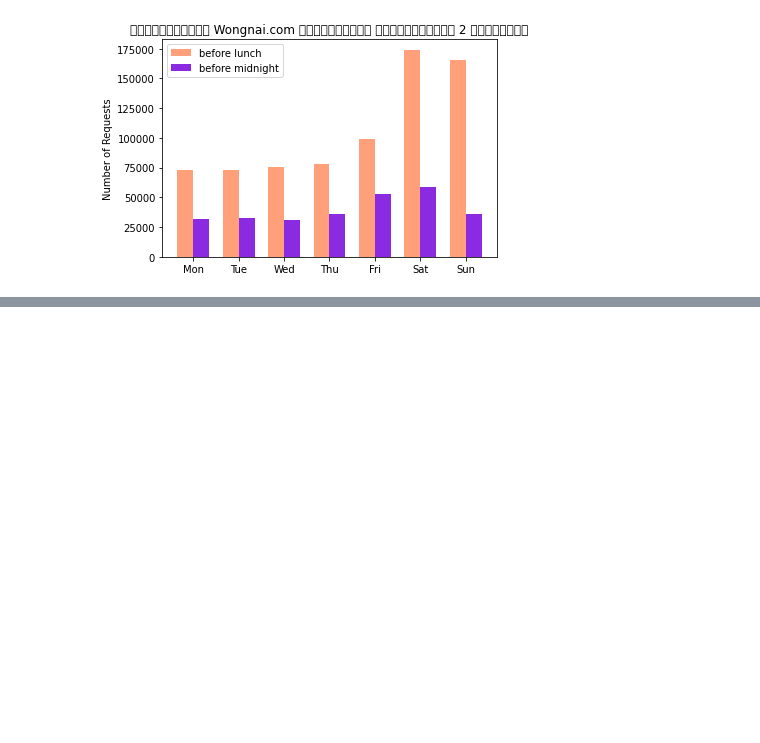
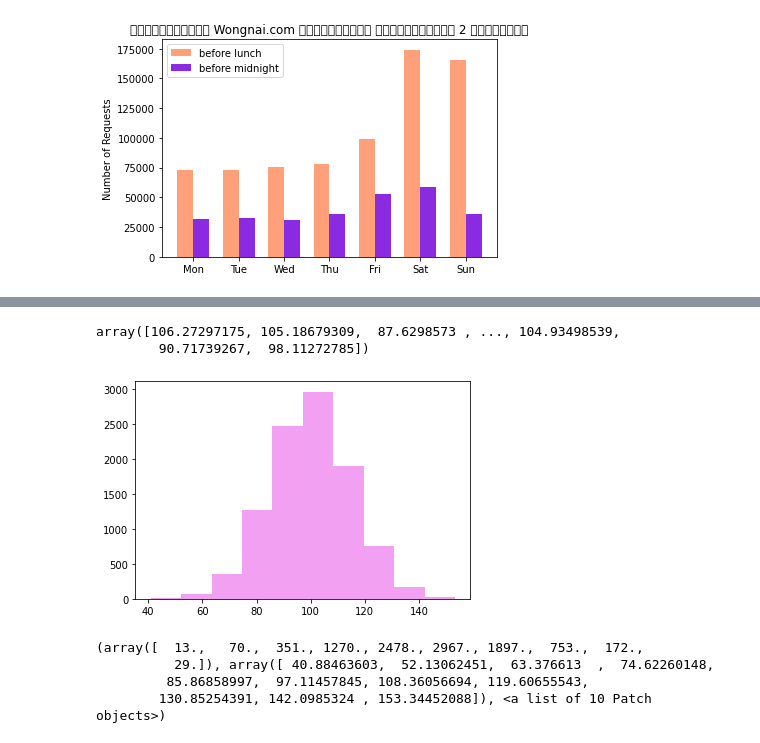
Before and after one commit to waraporn19/data_viz, a Jupyter notebook: Visualize_Data_Comparison.ipynb, the cells around one changed output, grey strips where cells are left out. Saved outputs shown, nothing was run; the diff lists cells and outputs as text; code cells hidden in the pictures; blank space fills up the shorter version.

```diff
--- a/Visualize_Data_Comparison.ipynb
+++ b/Visualize_Data_Comparison.ipynb
@@ -163,0 +194,19 @@ ax.legend();
+# %%
+mu, sigma =100,15
+X = mu + sigma * np.random.randn(10000)
+# %%
+X
+# %% [output]
+array([106.27297175, 105.18679309,  87.6298573 , ..., 104.93498539,
+        90.71739267,  98.11272785])
+# %%
+output = plt.hist(X,10,facecolor = 'violet',alpha=0.75);
+# %% [output]
+[figure, added]
+# %%
+output
+# %% [output]
+(array([  13.,   70.,  351., 1270., 2478., 2967., 1897.,  753.,  172.,
+          29.]), array([ 40.88463603,  52.13062451,  63.376613  ,  74.62260148,
+         85.86858997,  97.11457845, 108.36056694, 119.60655543,
+        130.85254391, 142.0985324 , 153.34452088]), <a list of 10 Patch objects>)
```
Also changed, not shown: parts of 29 cells of this notebook.
